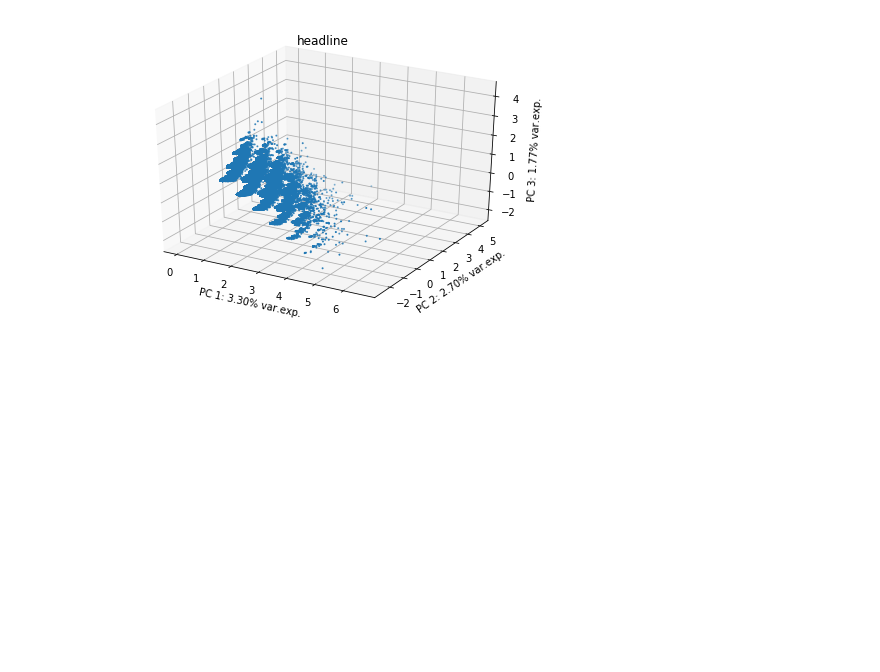
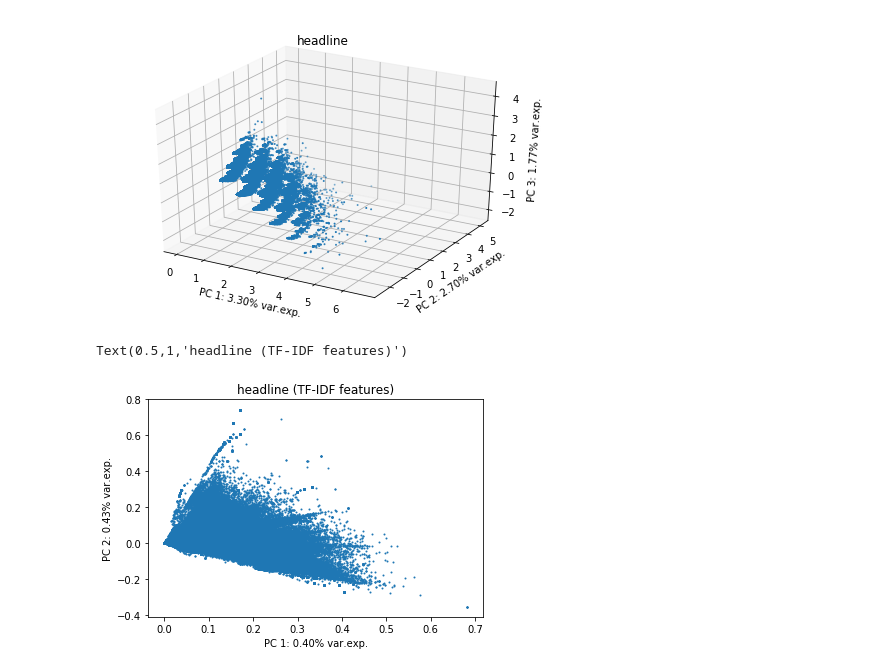
Before and after one commit to williamlu2015/GuardsOfTheDeep, a Jupyter notebook: notebooks/headline_visualizations.ipynb, the cells around one changed output. Cells and saved outputs as stored; diff of their text form; code cells hidden in the pictures; blank space fills up the shorter version.

```diff
--- a/notebooks/headline_visualizations.ipynb
+++ b/notebooks/headline_visualizations.ipynb
@@ -24,3 +18,38 @@ vectorizer = TfidfVectorizer()
+# %%
+# ===============
+# CountVectorizer
+
+vectorizer = CountVectorizer()
+X = vectorizer.fit_transform(corpus)
+
+# ===============
+# TfidfVectorizer
+
+vectorizer = TfidfVectorizer()
+X_tfidf = vectorizer.fit_transform(corpus)
+
+# ============================================
+# CountVectorizer with Tfidf feature selection
+
+tfidf_scores = X_tfidf.sum(axis=0).tolist()[0]
+feature_names = vectorizer.get_feature_names()
+
+pairs = list(zip(feature_names, tfidf_scores))
+pairs.sort(key=lambda x: x[1], reverse=True)
+
+stop_words = set(stopwords.words("english"))
+vocabulary = [
+    feature_name for feature_name, tfidf_score in pairs
+    if feature_name not in stop_words
+]
+
+def select(num_features):
+    vocabulary_selected = vocabulary[:num_features]
+
+    vectorizer = CountVectorizer(vocabulary=vocabulary)
+    return vectorizer.fit_transform(corpus)
+
+X_selected = select(10)
 # %%
 pca = TruncatedSVD(n_components=2)
 Z = pca.fit_transform(X)
@@ -53,0 +81,12 @@ Text(0.5,0.92,'headline')
+# %%
+pca = TruncatedSVD(n_components=2)
+Z = pca.fit_transform(X_tfidf)
+variances = pca.explained_variance_ratio_
+
+plt.scatter(Z[:, 0], Z[:, 1], s=1)
+plt.xlabel("PC 1: " + "{:.2%}".format(variances[0]) + " var.exp.")
+plt.ylabel("PC 2: " + "{:.2%}".format(variances[1]) + " var.exp.")
+plt.title("headline (TF-IDF features)")
+# %% [output]
+Text(0.5,1,'headline (TF-IDF features)')
+[figure, added]
```
Also changed, not shown: parts of 7 cells of this notebook, 3 other files.
